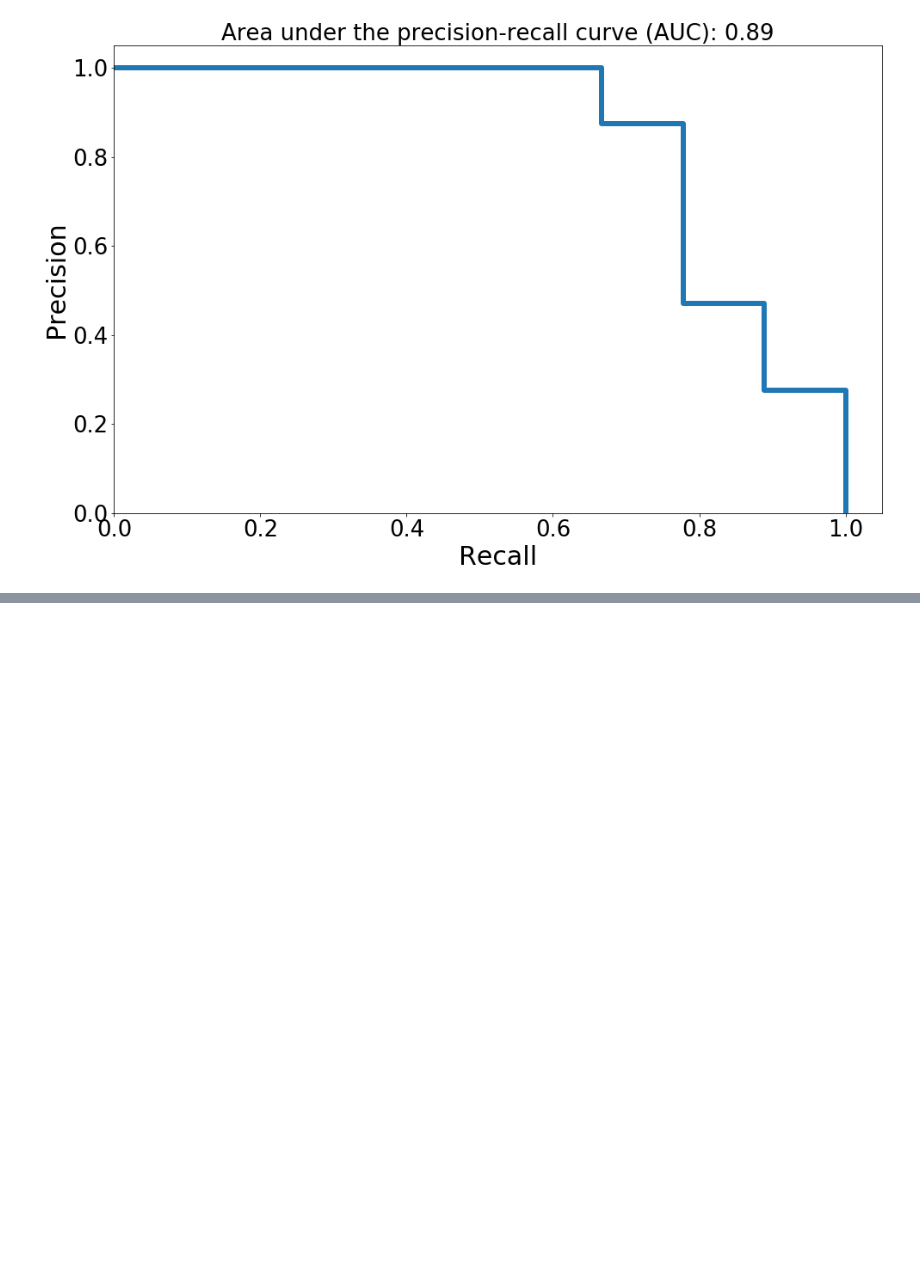
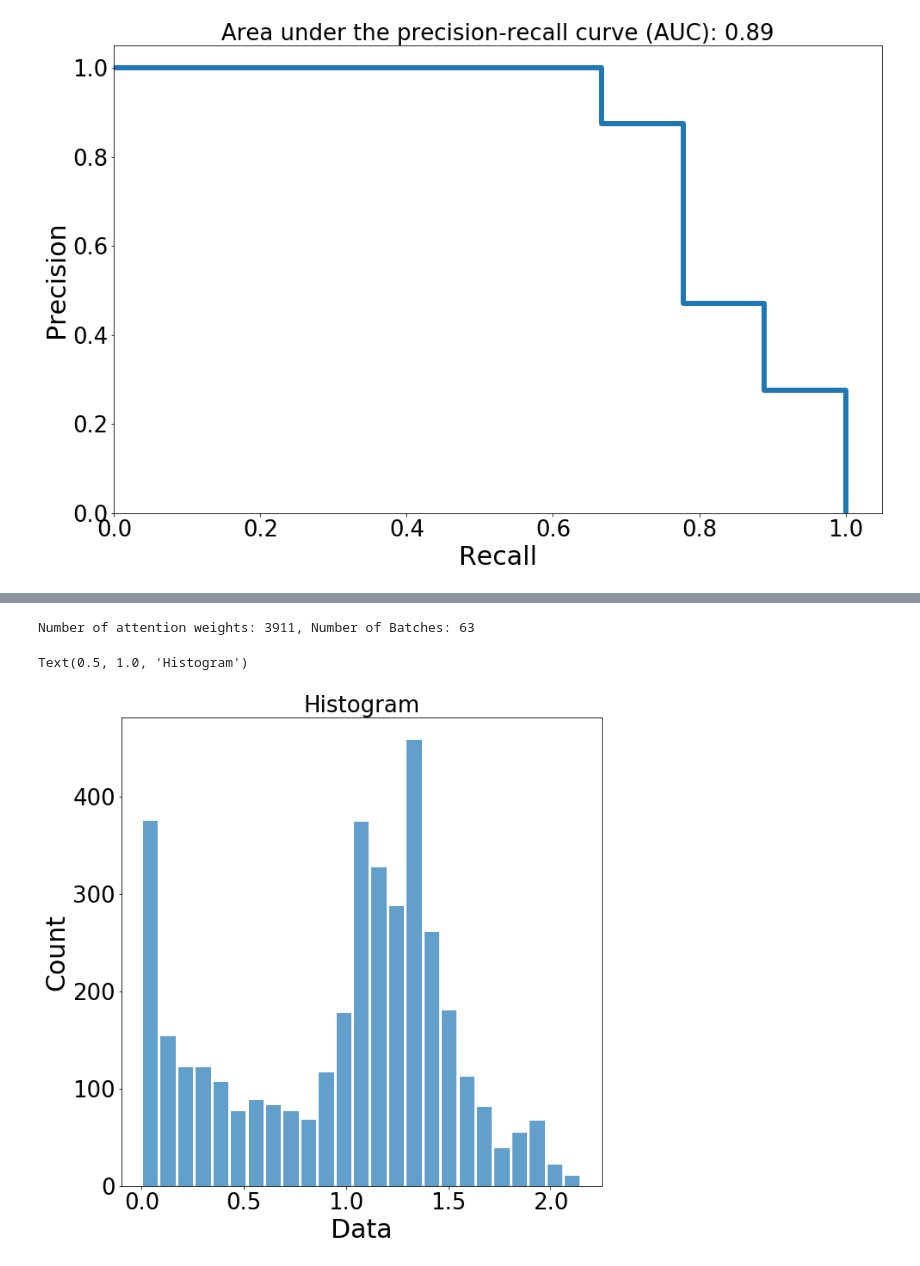
Before and after one commit to AgenoDrei/DetectingDiabeticRetinopathyFromSmartphoneVideoFundus, a Jupyter notebook: scripts/legacy/visualize_data.py.ipynb, the cells around one changed output, grey strips where cells are left out. Saved outputs shown, nothing was run; the diff lists cells and outputs as text; code cells hidden in the pictures; blank space fills up the shorter version.

```diff
--- a/scripts/legacy/visualize_data.py.ipynb
+++ b/scripts/legacy/visualize_data.py.ipynb
@@ -1,7 +1,15 @@
 # %%
 import matplotlib.pyplot as plt
 import numpy as np
-from sklearn.metrics import auc
+from sklearn.metrics import auc, roc_auc_score, roc_curve, precision_recall_curve
+from sklearn import metrics
+from mpl_toolkits.axes_grid1 import ImageGrid
+import numpy as np
+from skimage import io, transform
+import os
+import random
+import pandas as pd
+import scipy.stats as st
 
 SMALL_SIZE = 22
 MEDIUM_SIZE = 26
@@ -14,5 +22,6 @@ plt.rc('xtick', labelsize=MEDIUM_SIZE)    # fontsize of the tick labels
 plt.rc('ytick', labelsize=MEDIUM_SIZE)    # fontsize of the tick labels
 plt.rc('legend', fontsize=BIGGER_SIZE)    # legend fontsize
 plt.rc('figure', titlesize=BIGGER_SIZE)  # fontsize of the figure title
+plt.rc('lines', linewidth=5)
 # %%
 # Create Precision-recall curve from raw data
@@ -69,0 +71,31 @@ plt.show()
+# %%
+# Histogram of attention weights
+
+def reject_outliers(data, m=2):
+    return data[abs(data - np.mean(data)) < m * np.std(data)]
+
+df_att = pd.read_csv('../../docs/training_mil_avg_0.714_0.75.csv')
+acc_attention_weights = []
+for row in df_att.itertuples():
+    weights = eval(row[5])
+    weights = [w * len(weights) for w in weights]
+    acc_attention_weights.extend(weights)
+
+
+print(f'Number of attention weights: {len(acc_attention_weights)}, Number of Batches: {len(df_att)}')
+att_w = np.array(acc_attention_weights)
+att_w = reject_outliers(att_w, m=2)
+
+fig = plt.figure(figsize=(10., 10.))
+plt.hist(att_w, density=False, alpha=0.7, rwidth=0.85, bins=25)
+#mn, mx = plt.xlim()
+#kde_xs = np.linspace(mn, mx, 301)
+#kde = st.gaussian_kde(att_w)
+#plt.plot(kde_xs, kde.pdf(kde_xs), label="PDF")
+plt.ylabel('Count')
+plt.xlabel('Data')
+plt.title("Histogram")
+# %% [output]
+Number of attention weights: 3911, Number of Batches: 63
+Text(0.5, 1.0, 'Histogram')
+[figure, added]
```
Also changed, not shown: parts of 4 cells of this notebook, 4 other files.
